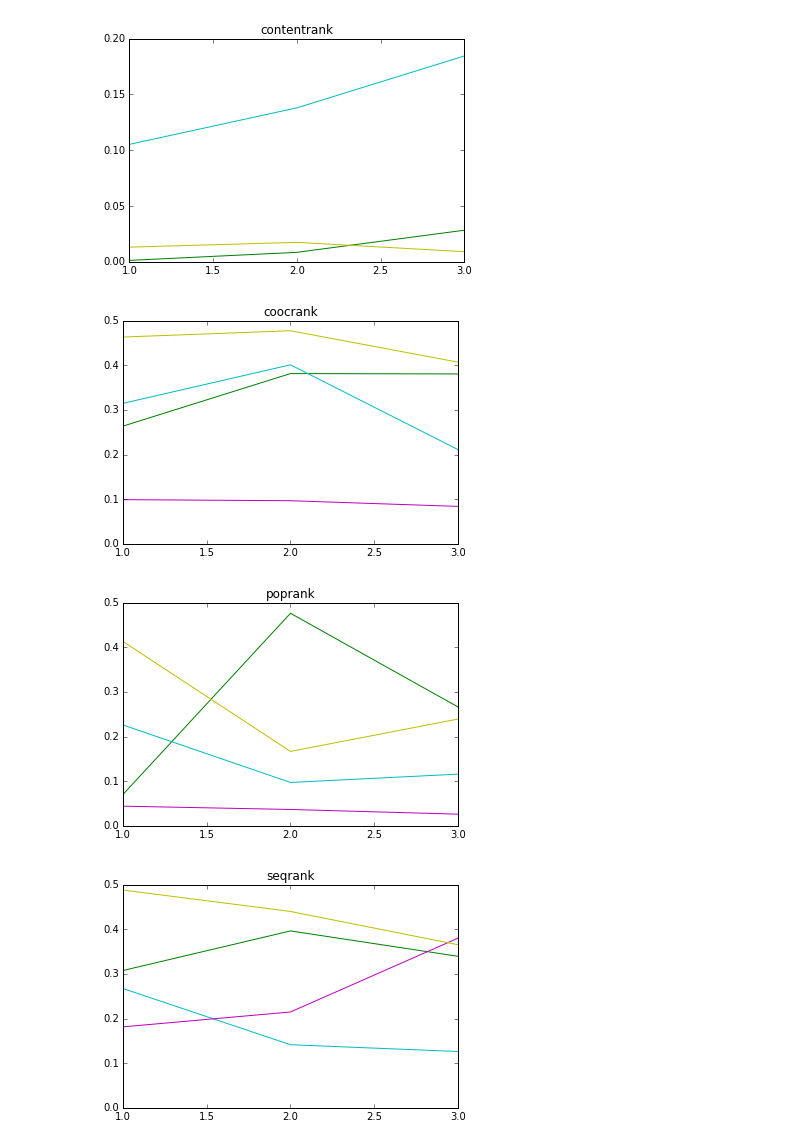
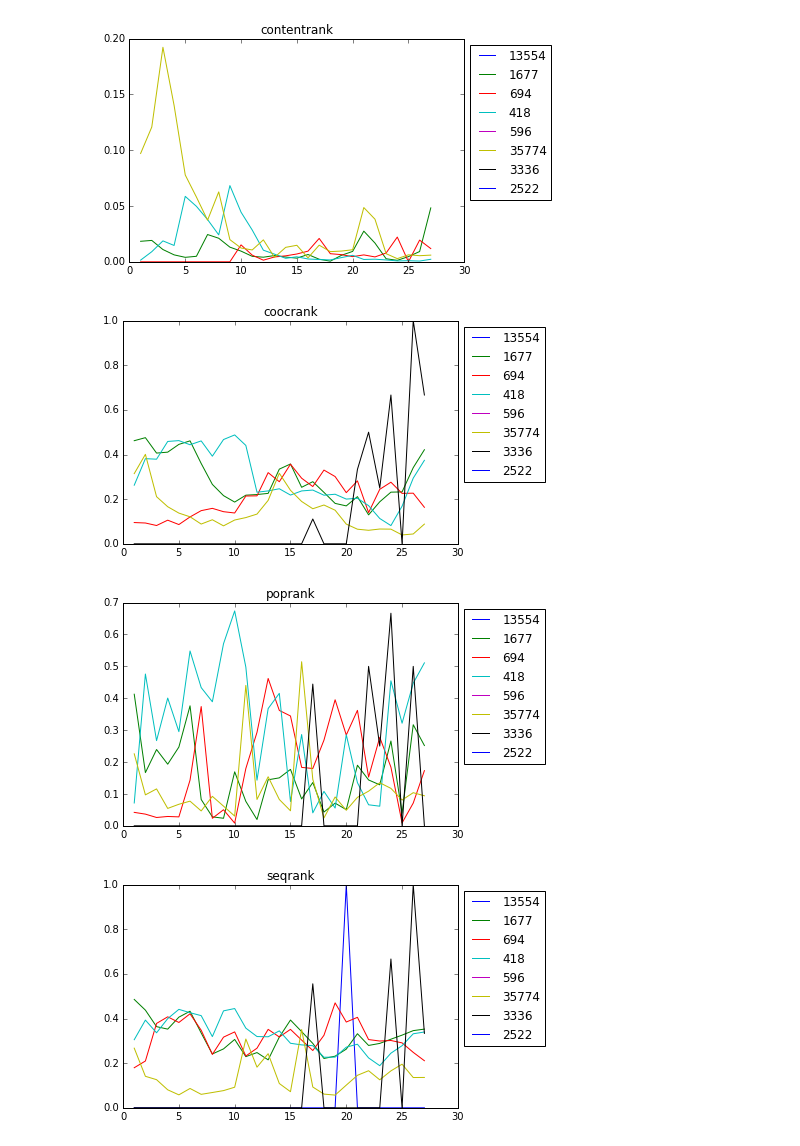
Before and after one commit to martijnnanne/newsreel-offline, a Jupyter notebook: results/Fancy_graphs.ipynb, the cells around one changed output. Saved outputs shown, nothing was run; the diff lists cells and outputs as text; code cells hidden in the pictures.

Commit message:
session rankers

```diff
--- a/results/Fancy_graphs.ipynb
+++ b/results/Fancy_graphs.ipynb
@@ -3,7 +3,7 @@ import pandas as pd
 import matplotlib.pyplot as plt
 %matplotlib inline
 # %%
-results = pd.read_csv('first_test.csv', delimiter=',', header=None, names=['ranker', 'day', 'domain', 'precision'])
+results = pd.read_csv('test_results_1', delimiter=',', header=None, names=['ranker', 'day', 'domain','correct','total', 'precision'])
 domains = results['domain']
 domains = domains.unique()
 rankers = results['ranker']
@@ -39,14 +52,15 @@ results.query('ranker == "contentrank" & domain == 35774')
 # %%
 for ranker in rankers:
     plt.figure()
     plt.title(ranker)
     for domain in domains:
         subresults = results.query('ranker == "%s" & domain == %s' % (ranker,domain))
         days = subresults['day']
         precision = subresults['precision']
         plt.plot(days, precision)
+        plt.legend(domains, loc="upper left", bbox_to_anchor=(1,1))
 # %% [output]
-[figure, old version]
+[figure, new version]
-[figure, old version]
+[figure, new version]
-[figure, old version]
+[figure, new version]
-[figure, old version]
+[figure, new version]
```
Also changed, not shown: parts of 3 cells of this notebook, 21 other files.
